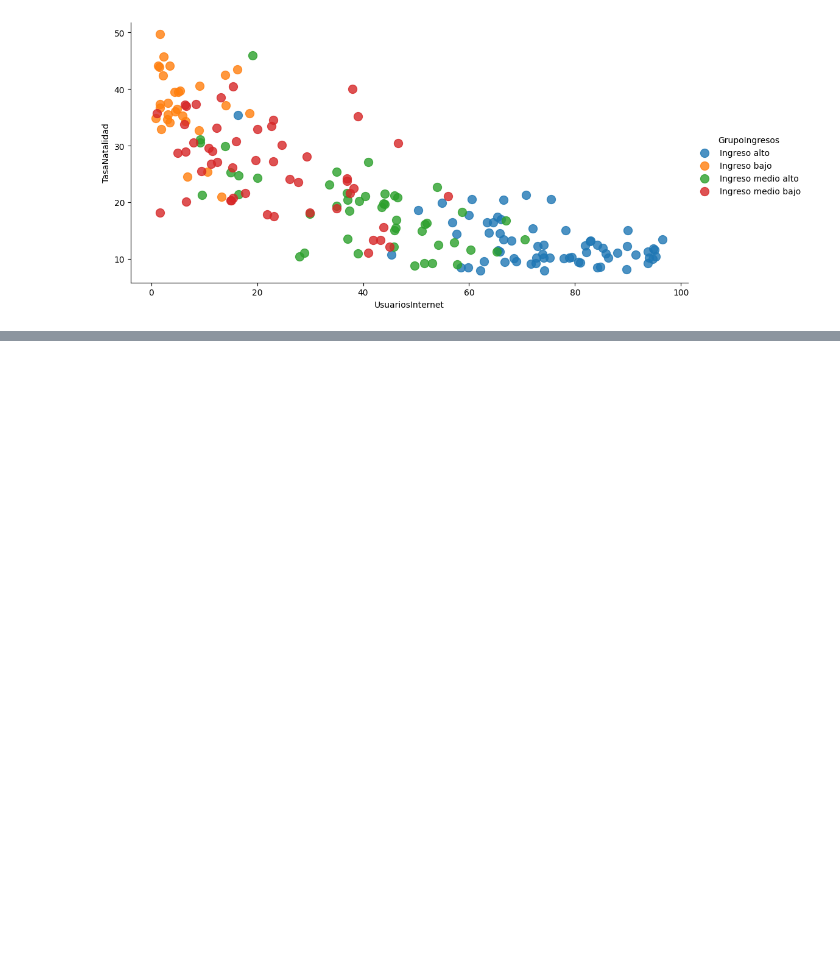
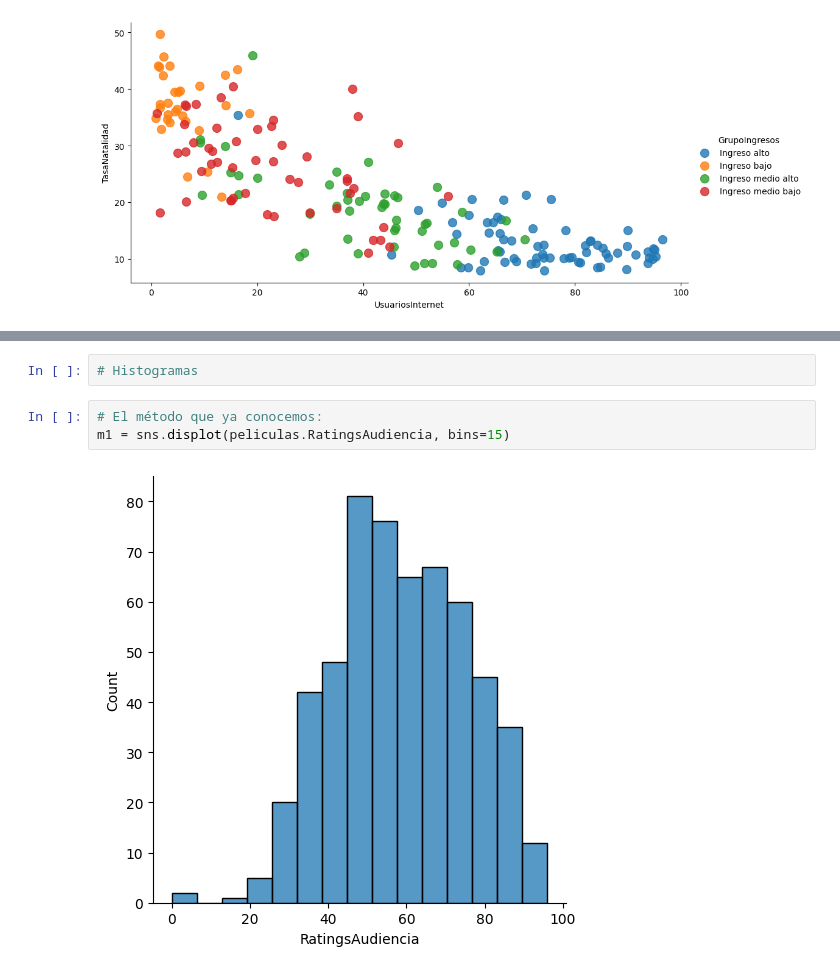
Before and after one commit to Marru73/Ejercicios-Python, a Jupyter notebook: CERTIFICADO IBM/Data_Science.ipynb, the cells around one changed output, grey strips where cells are left out. Drawn from its saved outputs; the diff is of its cells as text; blank space fills up the shorter version.

```diff
--- a/CERTIFICADO IBM/Data_Science.ipynb
+++ b/CERTIFICADO IBM/Data_Science.ipynb
@@ -714,0 +833,7 @@ vis3 = sns.lmplot(data=datos, x = 'UsuariosInternet', y = 'TasaNatalidad', \
+# %%
+# Histogramas
+# %%
+# El método que ya conocemos:
+m1 = sns.displot(peliculas.RatingsAudiencia, bins=15)
+# %% [output]
+[figure, added]
```
Also changed, not shown: parts of 28 cells of this notebook, 1 other file.
